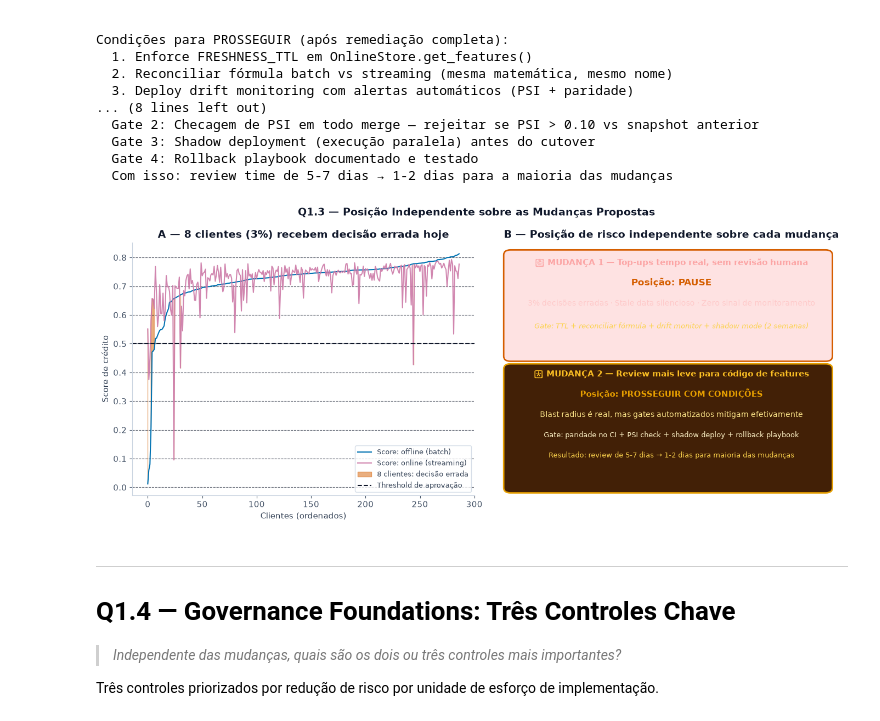
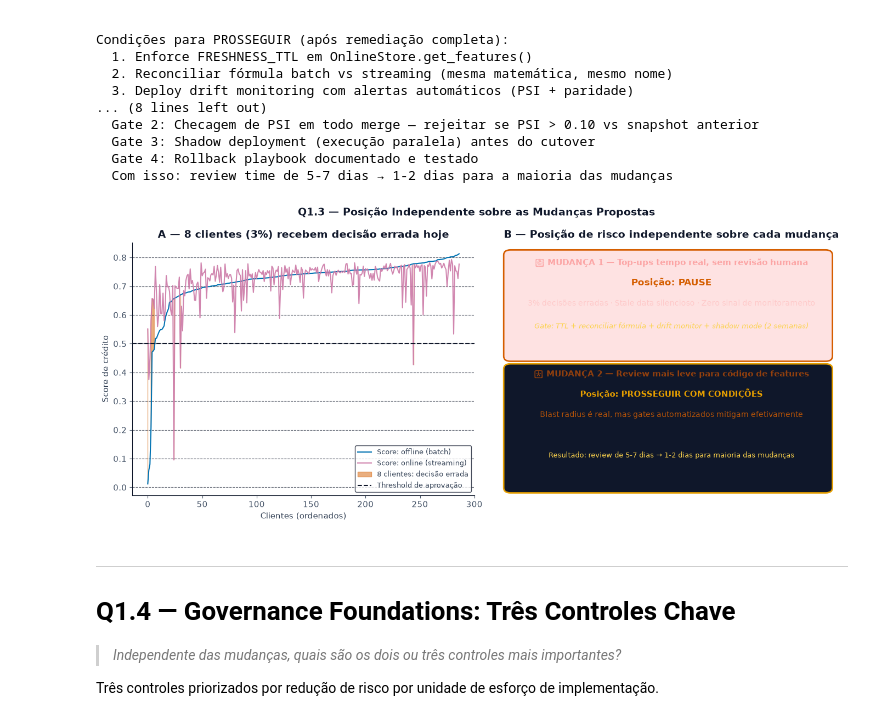
Before and after one commit to Cristiano2132/nubank-model-risk-business-case, a Jupyter notebook: business_case_answers.ipynb, the cells around one changed output. Saved outputs shown, nothing was run; the diff lists cells and outputs as text; code cells hidden in the pictures.

```diff
--- a/business_case_answers.ipynb
+++ b/business_case_answers.ipynb
@@ -50,19 +50,19 @@ TRANSACTIONS_CSV = DATA_DIR / 'transactions.csv'
 # Executive Light Theme (Okabe-Ito Colorblind Friendly)
 plt.rcParams.update({
     'figure.facecolor': '#ffffff', 'axes.facecolor': '#ffffff',
-    'axes.edgecolor': '#cbd5e1', 'axes.labelcolor': '#334155',
+    'axes.edgecolor': '#0f172a', 'axes.labelcolor': '#334155',
     'text.color': '#0f172a', 'xtick.color': '#475569', 'ytick.color': '#475569',
     'grid.color': '#e2e8f0', 'grid.alpha': 0.7, 'font.family': 'sans-serif',
     'font.size': 11, 'axes.titlesize': 14, 'axes.titlecolor': '#0f172a',
     'axes.titleweight': 'bold', 'legend.facecolor': '#ffffff',
-    'legend.edgecolor': '#cbd5e1', 'legend.labelcolor': '#334155',
+    'legend.edgecolor': '#0f172a', 'legend.labelcolor': '#334155',
 })
 
 def style_chart(ax):
     ax.spines['top'].set_visible(False)
     ax.spines['right'].set_visible(False)
-    ax.spines['left'].set_color('#cbd5e1')
-    ax.spines['bottom'].set_color('#cbd5e1')
+    ax.spines['left'].set_color('#0f172a')
+    ax.spines['bottom'].set_color('#0f172a')
     ax.grid(axis='y', linestyle='--', alpha=0.7, color='#0f172a')
     ax.tick_params(colors='#475569')
 
@@ -608,38 +608,38 @@ ax.fill_between(x, off_scores[idx], on_scores[idx],
 ax.axhline(0.5, color='#0f172a', lw=1.5, linestyle='--', label='Threshold de aprovação')
 ax.set_xlabel('Clientes (ordenados)'); ax.set_ylabel('Score de crédito')
 ax.set_title(f'A — {n_diff_dec} clientes ({pct_diff:.0f}%) recebem decisão errada hoje')
 ax.legend(fontsize=9, loc='lower right'); style_chart(ax)
 
 # B: Position panel
 ax = axes[1]
 ax.set_xlim(0, 10); ax.set_ylim(0, 10); ax.axis('off')
 
 ax.add_patch(mpatches.FancyBboxPatch((0.3, 5.5), 9.2, 4.0,
              boxstyle='round,pad=0.2', facecolor='#fee2e2', edgecolor=COL_HI, linewidth=2))
 ax.text(5, 9.1, '🔴 MUDANÇA 1 — Top-ups tempo real, sem revisão humana',
         ha='center', fontsize=11, color='#fca5a5', fontweight='bold')
 ax.text(5, 8.3, 'Posição: PAUSE', ha='center', fontsize=12, color=COL_HI, fontweight='bold')
 ax.text(5, 7.5, f'{pct_diff:.0f}% decisões erradas · Stale data silencioso · Zero sinal de monitoramento',
         ha='center', fontsize=10, color='#fecaca')
 ax.text(5, 6.6, 'Gate: TTL + reconciliar fórmula + drift monitor + shadow mode (2 semanas)',
         ha='center', fontsize=9, color='#fcd34d', style='italic')
 
 ax.add_patch(mpatches.FancyBboxPatch((0.3, 0.3), 9.2, 4.7,
-             boxstyle='round,pad=0.2', facecolor='#422006', edgecolor=COL_MED, linewidth=2))
+             boxstyle='round,pad=0.2', facecolor='#0f172a', edgecolor=COL_MED, linewidth=2))
 ax.text(5, 4.7, '🟡 MUDANÇA 2 — Review mais leve para código de features',
-        ha='center', fontsize=11, color='#fbbf24', fontweight='bold')
+        ha='center', fontsize=11, color='#92400e', fontweight='bold')
 ax.text(5, 3.9, 'Posição: PROSSEGUIR COM CONDIÇÕES', ha='center', fontsize=11, color=COL_MED, fontweight='bold')
 ax.text(5, 3.1, 'Blast radius é real, mas gates automatizados mitigam efetivamente',
-        ha='center', fontsize=10, color='#fde68a')
+        ha='center', fontsize=10, color='#b45309')
 ax.text(5, 2.3, 'Gate: paridade no CI + PSI check + shadow deploy + rollback playbook',
-        ha='center', fontsize=9, color='#fef3c7')
+        ha='center', fontsize=9, color='#0f172a')
 ax.text(5, 1.5, 'Resultado: review de 5-7 dias → 1-2 dias para maioria das mudanças',
         ha='center', fontsize=9, color='#fcd34d')
 ax.set_title('B — Posição de risco independente sobre cada mudança')
 fig.tight_layout()
 plt.show()
 # %% [output]
-[figure, old version]
+[figure, new version]
 # %% [markdown]
 ---
 # Q1.4 — Governance Foundations: Três Controles Chave
```
Also changed, not shown: parts of 12 cells of this notebook.
